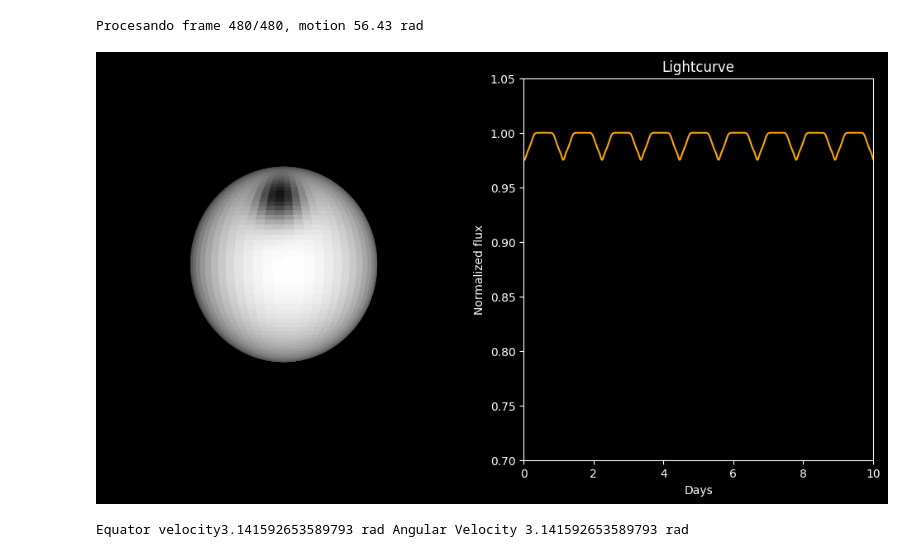
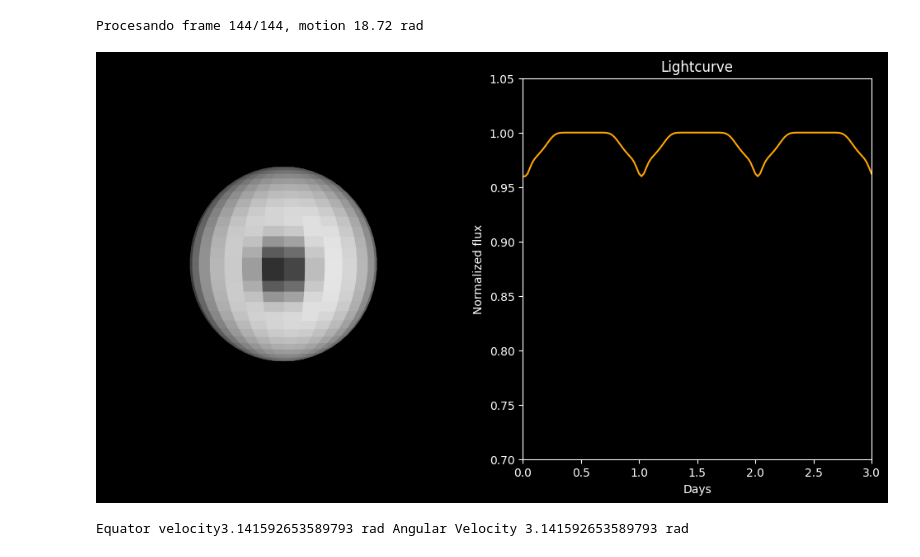
Before and after one commit to Ruben94astro/Tesis, a Jupyter notebook: Function_mod_original.ipynb, the cells around one changed output. Saved outputs shown, nothing was run; the diff lists cells and outputs as text; code cells hidden in the pictures.

```diff
--- a/Function_mod_original.ipynb
+++ b/Function_mod_original.ipynb
@@ -14,7 +14,7 @@ import astropy.units as u
 
 # Stellar parameters
 r = 1* u.R_sun
-res = 60
+res = 30
 constant = 0.8  # limb darkening coefficient
 rotation_period = 1* u.day
 
@@ -32,14 +32,20 @@ z = r * np.cos(phi_mesh)
 # gray texture
 gray_texture = np.ones((res, res))  # intensidad 1 = blanco
 
+
+# List of spots
+spots = []
+
+
+
 # parameters position of the spot
 spot_theta_deg = 0 #------>Longitude
-spot_phi_deg = 45 #------>Latitude
+spot_phi_deg = 90 #------>Latitude
 spot_radius_deg = 25
 
 #parameters of how many days periods
-observing_baseline_days = 10* u.day#----> Observation time
-cadence_time = 30 * u.minute#----> Cadence
+observing_baseline_days = 3* u.day#----> Observation time
+cadence_time = 30* u.minute#----> Cadence
 
 # frames
 total_frames = (observing_baseline_days / cadence_time).decompose().value
@@ -160,35 +166,35 @@ def animate(i):
 
     # Aplicar mancha oscura
     texture *= (1 - 0.9 * spot_mask_motion)
 
 
     # Dibujar la superficie
     #surf = ax_sphere.plot_surface(x, y, z, rstride=1, cstride=1, facecolors=texture, shade=False)
     surf = ax_sphere.plot_surface(x, y, z, rstride=1, cstride=1, facecolors=plt.cm.gray(texture), shade=False)
 
     # visible = mu > 0
     # total_flux = np.sum(texture[visible])
     total_flux = np.sum(texture)
 
     fluxes.append(total_flux)
     rot.append(spot_theta_motion)
     #Normalizar e ingresar a la curva
     fluxes_normalized = normalize([fluxes], norm="max")[0]
     line_curve.set_data(np.arange(len(fluxes))*(cadence_time.to(u.day)).value, fluxes_normalized)
     #line_curve.set_data(np.arange(len(fluxes)), fluxes)
 
     print(f"Procesando frame {i+1}/{total_frames}, motion {spot_theta_motion:.2f}",  end='\r')  # -------> to see the process
 
 
 
     return[surf, line_curve]
 
 ani = animation.FuncAnimation(fig, animate, frames=total_frames, interval=60, blit=False,repeat =False)
 ani.save('ex.gif', writer='ffmpeg', fps=20)
 plt.show()
 # %% [output]
-Procesando frame 480/480, motion 56.43 rad
+Procesando frame 144/144, motion 18.72 rad
-[figure, old version]
+[figure, new version]
 # %%
 angular_vel_equa= 2*np.pi*u.rad/rotation_period.value
 
```
Also changed, not shown: parts of 5 cells of this notebook.
